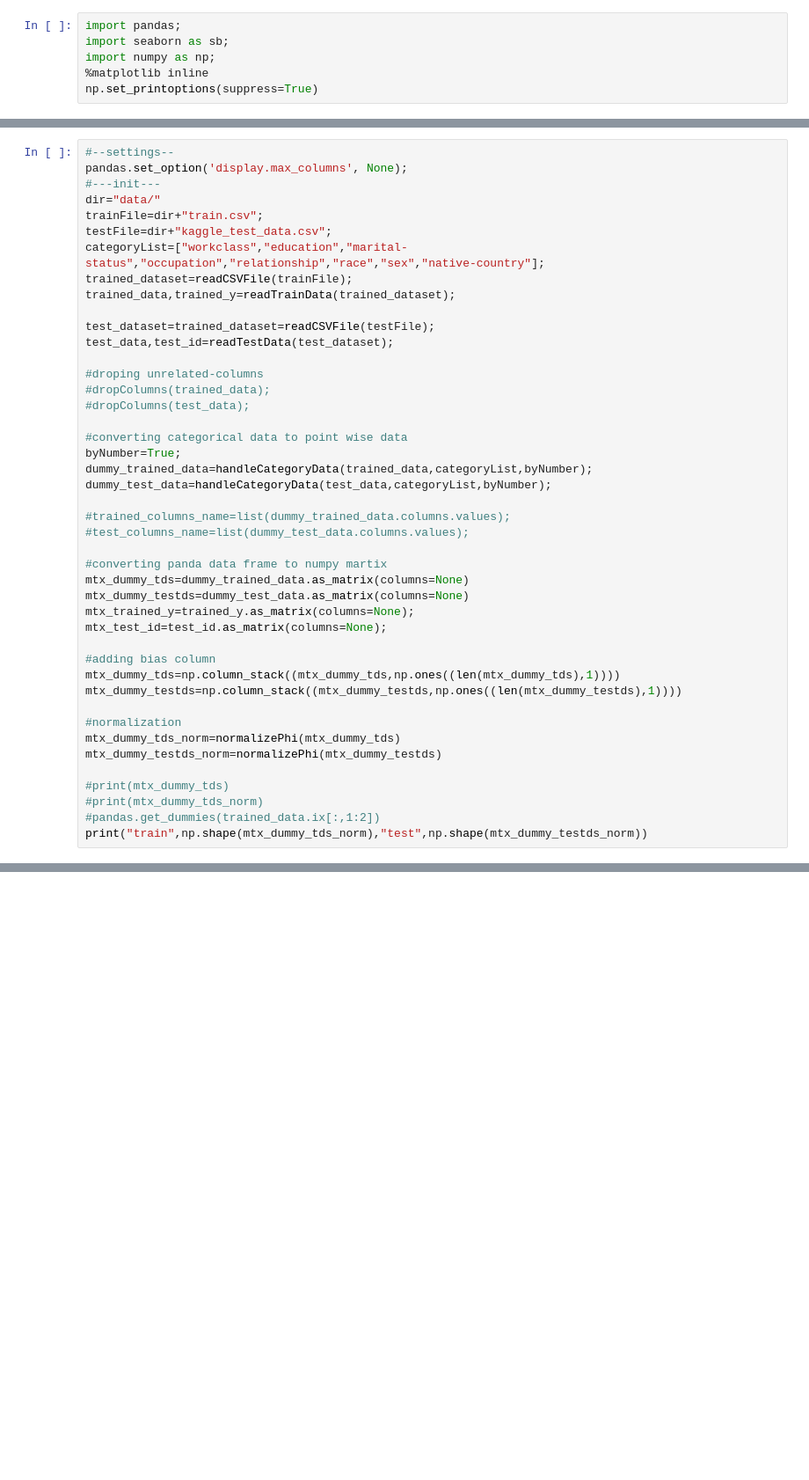
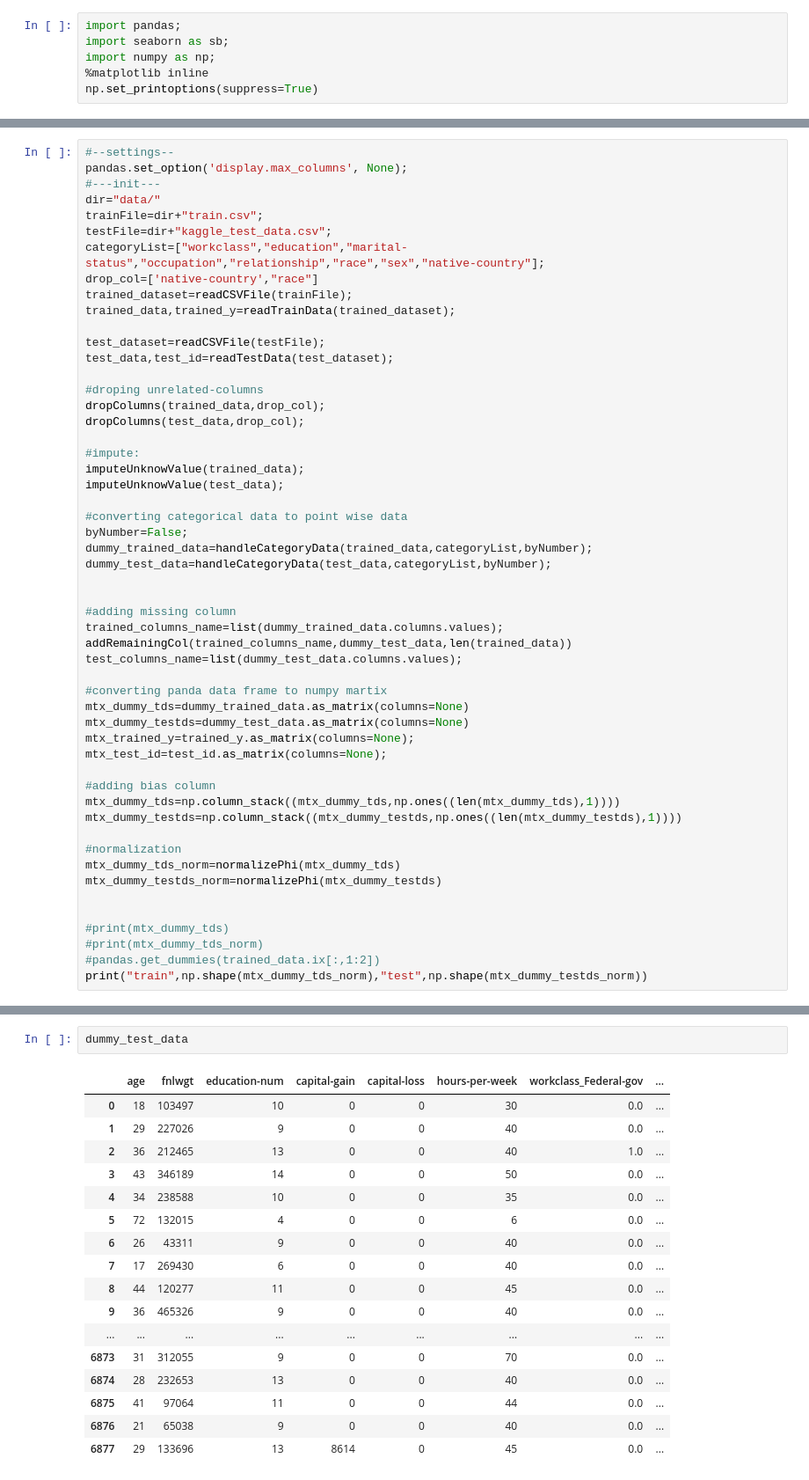
Before and after one commit to SeeTheC/Machine-Learning, a Jupyter notebook: Assignment_2/163059009.ipynb, the cells around one changed output, grey strips where cells are left out. Shown: that part at 88% size. Saved outputs shown, nothing was run; the diff lists cells and outputs as text; blank space fills up the shorter version.

```diff
--- a/Assignment_2/163059009.ipynb
+++ b/Assignment_2/163059009.ipynb
@@ -77,23 +403,31 @@ dir="data/"
 trainFile=dir+"train.csv";
 testFile=dir+"kaggle_test_data.csv";
 categoryList=["workclass","education","marital-status","occupation","relationship","race","sex","native-country"];
+drop_col=['native-country',"race"]
 trained_dataset=readCSVFile(trainFile);
 trained_data,trained_y=readTrainData(trained_dataset);
 
-test_dataset=trained_dataset=readCSVFile(testFile);
+test_dataset=readCSVFile(testFile);
 test_data,test_id=readTestData(test_dataset);
 
 #droping unrelated-columns
-#dropColumns(trained_data);
-#dropColumns(test_data);
+dropColumns(trained_data,drop_col);
+dropColumns(test_data,drop_col);
+
+#impute:
+imputeUnknowValue(trained_data);
+imputeUnknowValue(test_data);
 
 #converting categorical data to point wise data
-byNumber=True;
+byNumber=False;
 dummy_trained_data=handleCategoryData(trained_data,categoryList,byNumber);
 dummy_test_data=handleCategoryData(test_data,categoryList,byNumber);
 
-#trained_columns_name=list(dummy_trained_data.columns.values);
-#test_columns_name=list(dummy_test_data.columns.values);
+
+#adding missing column
+trained_columns_name=list(dummy_trained_data.columns.values);
+addRemainingCol(trained_columns_name,dummy_test_data,len(trained_data))
+test_columns_name=list(dummy_test_data.columns.values);
 
 #converting panda data frame to numpy martix
 mtx_dummy_tds=dummy_trained_data.as_matrix(columns=None)
@@ -109,6 +443,7 @@ mtx_dummy_testds=np.column_stack((mtx_dummy_testds,np.ones((len(mtx_dummy_testds
 mtx_dummy_tds_norm=normalizePhi(mtx_dummy_tds)
 mtx_dummy_testds_norm=normalizePhi(mtx_dummy_testds)
 
+
 #print(mtx_dummy_tds)
 #print(mtx_dummy_tds_norm)
 #pandas.get_dummies(trained_data.ix[:,1:2])
@@ -641,0 +481,20 @@ np.savetxt('exampleData.csv', a, delimiter=',')
+# %%
+dummy_test_data
+# %% [output]
+|  | age | fnlwgt | education-num | capital-gain | capital-loss | hours-per-week | workclass_Federal-gov | ... |
+| 0 | 18 | 103497 | 10 | 0 | 0 | 30 | 0.0 | ... |
+| 1 | 29 | 227026 | 9 | 0 | 0 | 40 | 0.0 | ... |
+| 2 | 36 | 212465 | 13 | 0 | 0 | 40 | 1.0 | ... |
+| 3 | 43 | 346189 | 14 | 0 | 0 | 50 | 0.0 | ... |
+| 4 | 34 | 238588 | 10 | 0 | 0 | 35 | 0.0 | ... |
+| 5 | 72 | 132015 | 4 | 0 | 0 | 6 | 0.0 | ... |
+| 6 | 26 | 43311 | 9 | 0 | 0 | 40 | 0.0 | ... |
+| 7 | 17 | 269430 | 6 | 0 | 0 | 40 | 0.0 | ... |
+| 8 | 44 | 120277 | 11 | 0 | 0 | 45 | 0.0 | ... |
+| 9 | 36 | 465326 | 9 | 0 | 0 | 40 | 0.0 | ... |
+| ... | ... | ... | ... | ... | ... | ... | ... | ... |
+| 6873 | 31 | 312055 | 9 | 0 | 0 | 70 | 0.0 | ... |
+| 6874 | 28 | 232653 | 13 | 0 | 0 | 40 | 0.0 | ... |
+| 6875 | 41 | 97064 | 11 | 0 | 0 | 44 | 0.0 | ... |
+| 6876 | 21 | 65038 | 9 | 0 | 0 | 40 | 0.0 | ... |
+| 6877 | 29 | 133696 | 13 | 8614 | 0 | 45 | 0.0 | ... |
```
Also changed, not shown: parts of 17 cells of this notebook.
